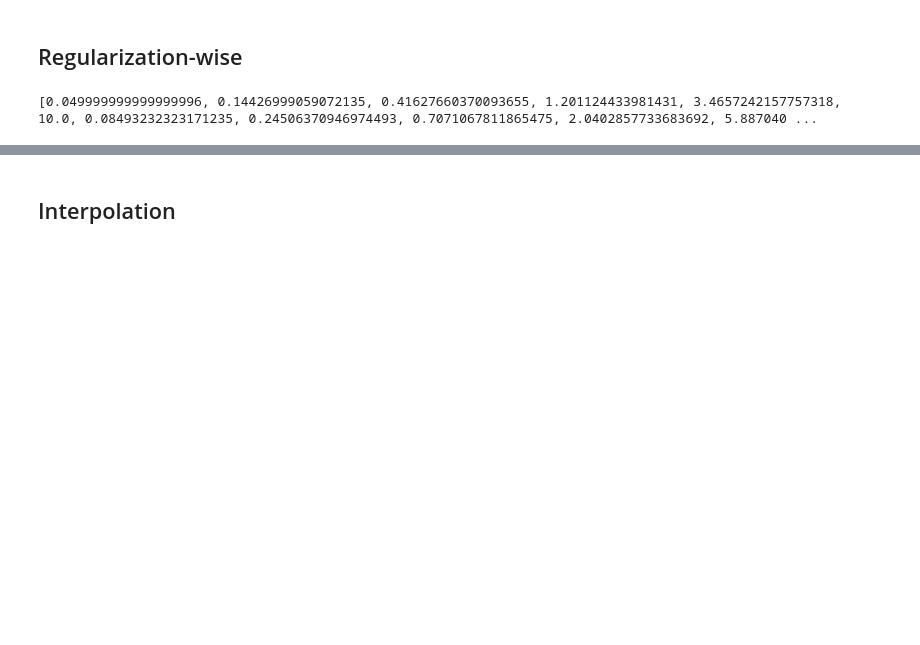
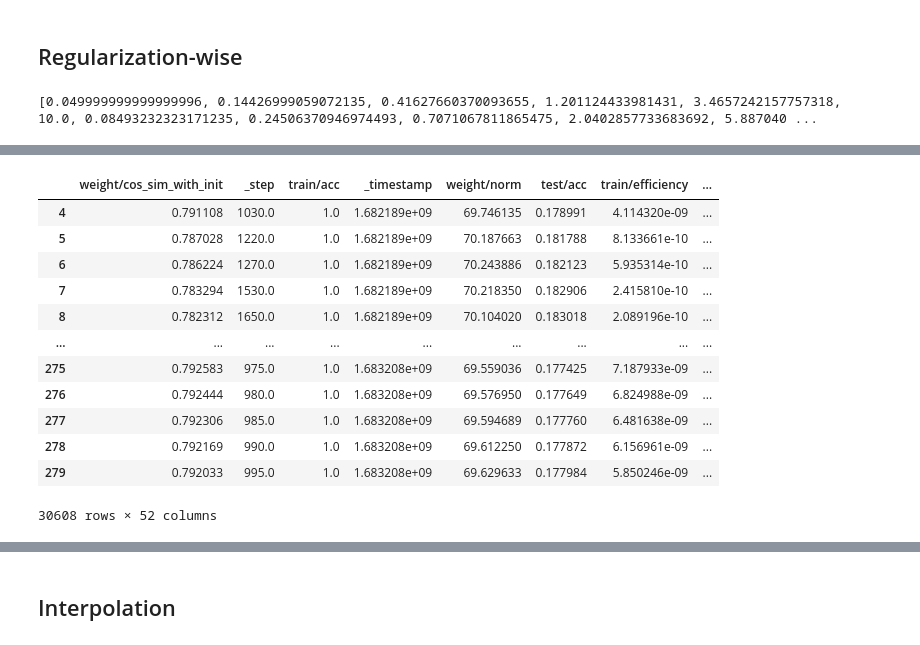
Before and after one commit to jqhoogland/pattern-learning, a Jupyter notebook: unifying/unifying.ipynb, the cells around one changed output, grey strips where cells are left out. Cells and saved outputs as stored; diff of their text form; code cells hidden in the pictures; blank space fills up the shorter version.

```diff
--- a/unifying/unifying.ipynb
+++ b/unifying/unifying.ipynb
@@ -191,3 +193,19 @@ wds = generate_coarse_to_fine_grid_sweep(0.05, 10, 51)
 print(json.dumps(wds))
 # %% [output]
 [0.049999999999999996, 0.14426999059072135, 0.41627660370093655, 1.201124433981431, 3.4657242157757318, 10.0, 0.08493232323171235, 0.24506370946974493, 0.7071067811865475, 2.0402857733683692, 5.887040 ...
+# %%
+api = wandb.Api()
+
+sweep = api.sweep("jqhoogland/grokking/2peyz0vr")
+sweep_runs = sweep.runs
+
+def create_run_df(history, config):
+    for k, v in config.items():
+        if k == 'momentum' and isinstance(v, list):
+            v = [tuple(v)] * len(history)
+        history[k] = v
+
+    return history
+
+# [run.config for run in sweep_runs]
+reg_sweep_history = pd.concat([create_run_df(run.history(), run.config) for run in sweep_runs])
@@ -193,0 +226,27 @@ print(json.dumps(wds))
+# %%
+refined_sweep = api.sweep("jqhoogland/grokking/oxsp97s3")
+refined_sweep_runs = refined_sweep.runs
+
+refined_reg_sweep_history = pd.concat([create_run_df(run.history(), run.config) for run in refined_sweep_runs])
+
+# Copy into reg_sweep_history.
+# Each row should be unique for a given choice of _step and weight_decay.
+# If there are duplicates, the refined_sweep history will overwrite the reg_sweep_history.
+
+reg_sweep_history = pd.concat([reg_sweep_history, refined_reg_sweep_history]).drop_duplicates(['_step', 'weight_decay'], keep='last')
+df = reg_sweep_history.copy()
+reg_sweep_history
+# %% [output]
+|  | weight/cos_sim_with_init | _step | train/acc | _timestamp | weight/norm | test/acc | train/efficiency | ... |
+| 4 | 0.791108 | 1030.0 | 1.0 | 1.682189e+09 | 69.746135 | 0.178991 | 4.114320e-09 | ... |
+| 5 | 0.787028 | 1220.0 | 1.0 | 1.682189e+09 | 70.187663 | 0.181788 | 8.133661e-10 | ... |
+| 6 | 0.786224 | 1270.0 | 1.0 | 1.682189e+09 | 70.243886 | 0.182123 | 5.935314e-10 | ... |
+| 7 | 0.783294 | 1530.0 | 1.0 | 1.682189e+09 | 70.218350 | 0.182906 | 2.415810e-10 | ... |
+| 8 | 0.782312 | 1650.0 | 1.0 | 1.682189e+09 | 70.104020 | 0.183018 | 2.089196e-10 | ... |
+| ... | ... | ... | ... | ... | ... | ... | ... | ... |
+| 275 | 0.792583 | 975.0 | 1.0 | 1.683208e+09 | 69.559036 | 0.177425 | 7.187933e-09 | ... |
+| 276 | 0.792444 | 980.0 | 1.0 | 1.683208e+09 | 69.576950 | 0.177649 | 6.824988e-09 | ... |
+| 277 | 0.792306 | 985.0 | 1.0 | 1.683208e+09 | 69.594689 | 0.177760 | 6.481638e-09 | ... |
+| 278 | 0.792169 | 990.0 | 1.0 | 1.683208e+09 | 69.612250 | 0.177872 | 6.156961e-09 | ... |
+| 279 | 0.792033 | 995.0 | 1.0 | 1.683208e+09 | 69.629633 | 0.177984 | 5.850246e-09 | ... |
+30608 rows × 52 columns
```
Also changed, not shown: parts of 16 cells of this notebook, 5 other files.
